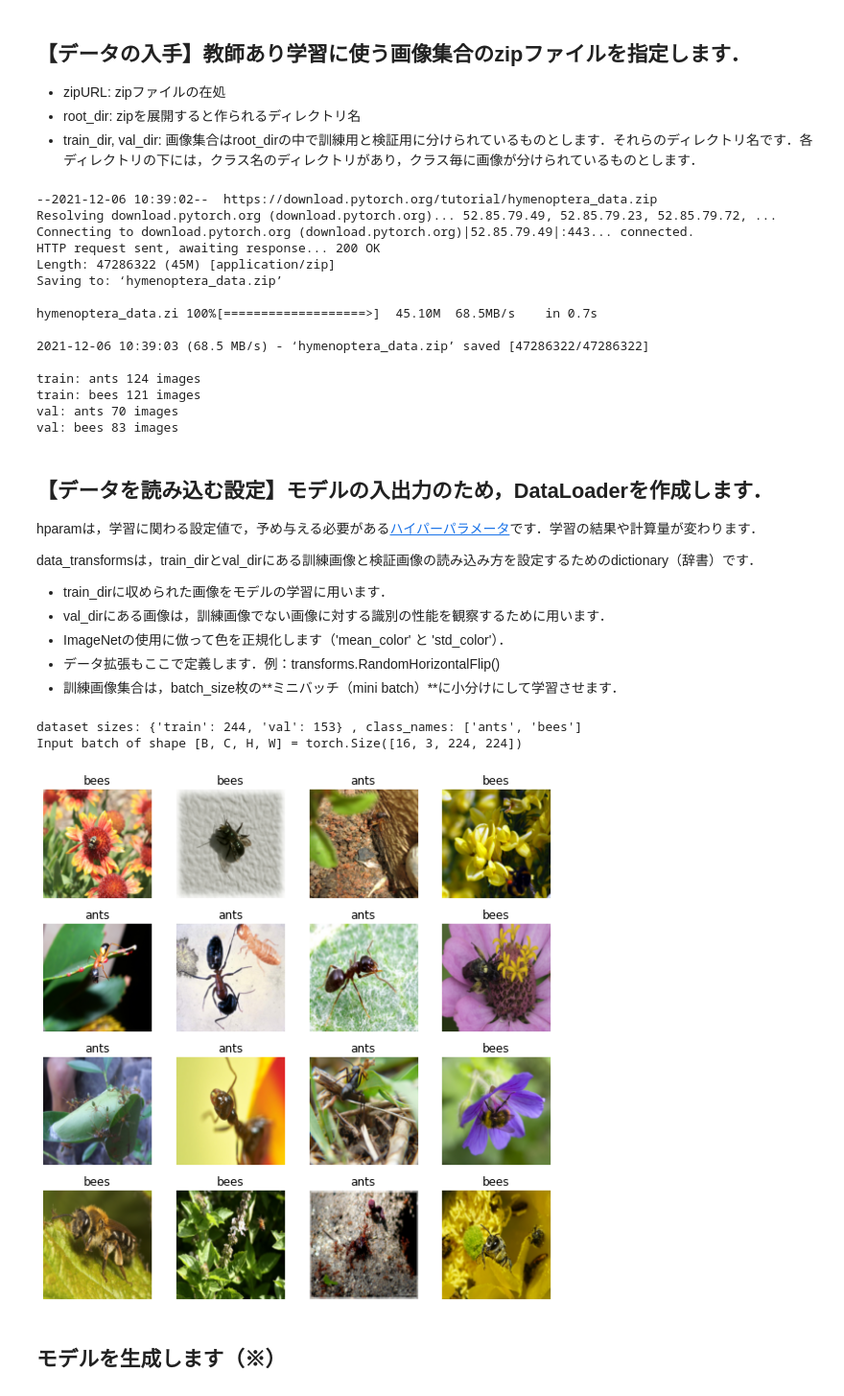
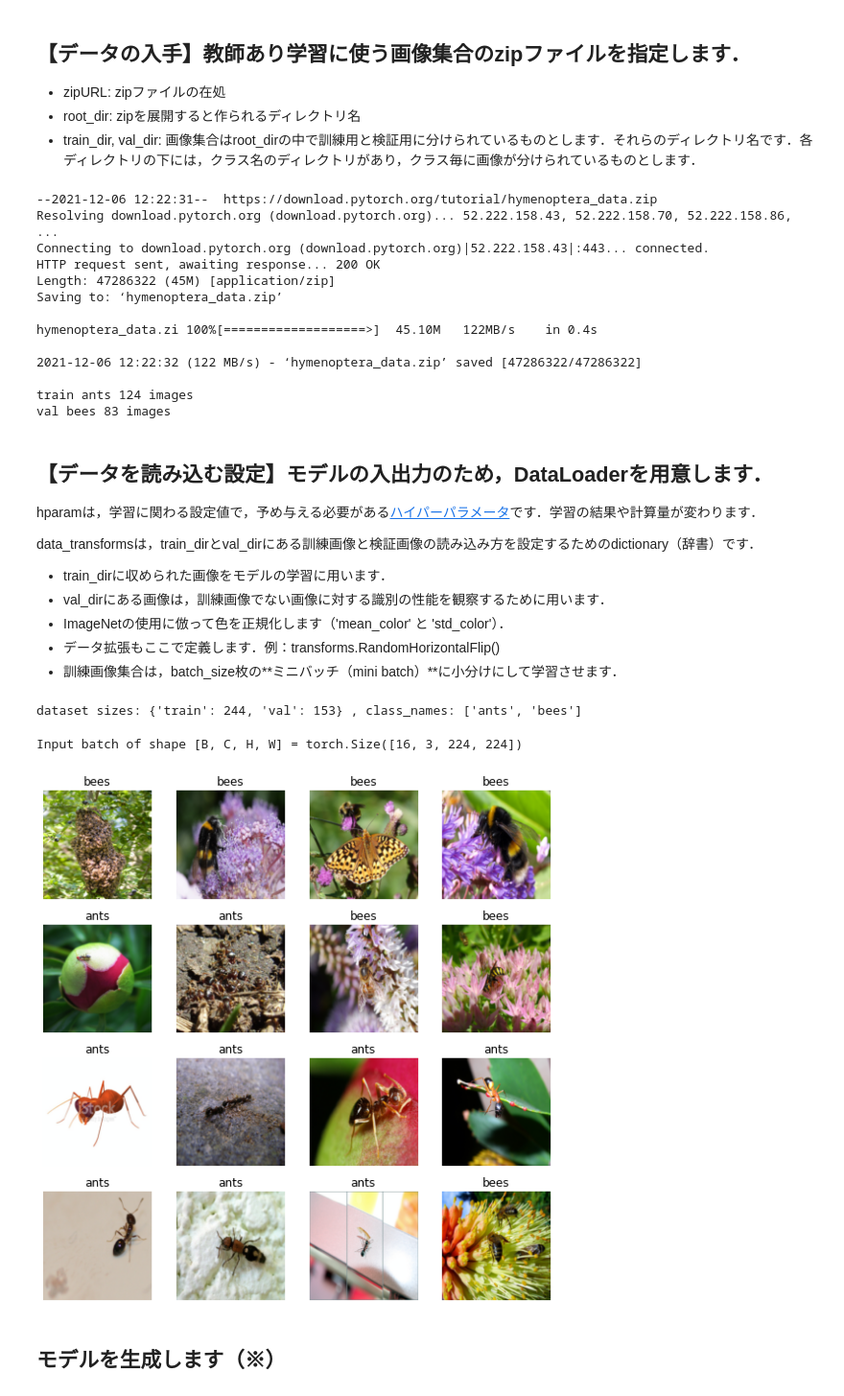
Before and after one commit to tsakailab/alpp, a Jupyter notebook: colab/iip_cnn_practice.ipynb, the cells around one changed output. Shown at 96% size. Cells and saved outputs as stored; diff of their text form; code cells hidden in the pictures.

```diff
--- a/colab/iip_cnn_practice.ipynb
+++ b/colab/iip_cnn_practice.ipynb
@@ -100,9 +100,9 @@ Estimated Total Size (MB): 23.30
 - train_dir, val_dir: 画像集合はroot_dirの中で訓練用と検証用に分けられているものとします．それらのディレクトリ名です．各ディレクトリの下には，クラス名のディレクトリがあり，クラス毎に画像が分けられているものとします．
 # %%
 arcURL = "https://download.pytorch.org/tutorial/hymenoptera_data.zip"
-root_dir, train_dir, val_dir = "./hymenoptera_data", "train", "val"
+dir = {'root': "./hymenoptera_data", 'train': "train", 'val': "val"}
 #arcURL = "https://storage.googleapis.com/mledu-datasets/cats_and_dogs_filtered.zip"
-#root_dir, train_dir, val_dir = "./cats_and_dogs_filtered", "train", "validation"
+#dir = {'root': "./cats_and_dogs_filtered", 'train': "train", 'val': "validation"}
 #arcURL = "https://www.robots.ox.ac.uk/~vgg/data/flowers/17/17flowers.tgz"
 # %%
 #@title 画像集合をダウンロードします．
@@ -111,31 +111,27 @@ import os
 from shutil import unpack_archive
 unpack_archive(filename=os.path.basename(arcURL))
 
-class_names = os.listdir(os.path.join(root_dir, train_dir))
+class_names = os.listdir(os.path.join(dir['root'], dir['train']))
 
 from glob import glob
-for name in class_names:
-    print("train:", name, len(glob(os.path.join(root_dir, train_dir, name, "*"))), 'images')
-for name in class_names:
-    print("val:", name, len(glob(os.path.join(root_dir, val_dir, name, "*"))), 'images')
+for name, phase in zip(class_names, ['train', 'val']):
+    print(phase, name, len(glob(os.path.join(dir['root'], dir[phase], name, "*"))), "images")
 # %% [output]
---2021-12-06 10:39:02--  https://download.pytorch.org/tutorial/hymenoptera_data.zip
-Resolving download.pytorch.org (download.pytorch.org)... 52.85.79.49, 52.85.79.23, 52.85.79.72, ...
-Connecting to download.pytorch.org (download.pytorch.org)|52.85.79.49|:443... connected.
+--2021-12-06 12:22:31--  https://download.pytorch.org/tutorial/hymenoptera_data.zip
+Resolving download.pytorch.org (download.pytorch.org)... 52.222.158.43, 52.222.158.70, 52.222.158.86, ...
+Connecting to download.pytorch.org (download.pytorch.org)|52.222.158.43|:443... connected.
 HTTP request sent, awaiting response... 200 OK
 Length: 47286322 (45M) [application/zip]
 Saving to: ‘hymenoptera_data.zip’
 
-hymenoptera_data.zi 100%[===================>]  45.10M  68.5MB/s    in 0.7s
+hymenoptera_data.zi 100%[===================>]  45.10M   122MB/s    in 0.4s
 
-2021-12-06 10:39:03 (68.5 MB/s) - ‘hymenoptera_data.zip’ saved [47286322/47286322]
+2021-12-06 12:22:32 (122 MB/s) - ‘hymenoptera_data.zip’ saved [47286322/47286322]
 
-train: ants 124 images
-train: bees 121 images
-val: ants 70 images
-val: bees 83 images
+train ants 124 images
+val bees 83 images
 # %% [markdown]
-## 【データを読み込む設定】モデルの入出力のため，DataLoaderを作成します．
+## 【データを読み込む設定】モデルの入出力のため，DataLoaderを用意します．
 
 hparamは，学習に関わる設定値で，予め与える必要がある[ハイパーパラメータ](https://en.wikipedia.org/wiki/Hyperparameter_(machine_learning))です．学習の結果や計算量が変わります．
 
@@ -152,63 +148,64 @@ hparam = {'batch_size': 16, 'image_size': (224, 224),
 
 from torchvision import transforms
 data_transforms = {
-    train_dir:
+    'train':
         transforms.Compose([
         transforms.Resize(hparam['image_size']),
         transforms.RandomHorizontalFlip(),
         transforms.ToTensor(),
         transforms.Normalize(hparam['mean_color'], hparam['std_color'])
     ]),
-    val_dir:
+    'val':
         transforms.Compose([
         transforms.Resize(hparam['image_size']),
         transforms.ToTensor(),
         transforms.Normalize(hparam['mean_color'], hparam['std_color'])
     ]),
 }
+# %%
+#@title DataLoader を作成します．
+import torch
+from torchvision import datasets
+import os
+image_datasets = {x: datasets.ImageFolder(os.path.join(dir['root'], dir[x]), data_transforms[x])
+                  for x in ['train', 'val']}
+dataset_sizes = {x: len(image_datasets[x]) for x in [dir['train'], dir['val']]}
+class_names = image_datasets['train'].classes
+print("dataset sizes:", dataset_sizes, ", class_names:", class_names)
+
+dataloaders = {x: torch.utils.data.DataLoader(image_datasets[x], batch_size=hparam['batch_size'],
+                                              shuffle=hparam['shuffle'], num_workers=hparam['num_workers'])
+               for x in ['train', 'val']}
+# %% [output]
+dataset sizes: {'train': 244, 'val': 153} , class_names: ['ants', 'bees']
 # %%
-#@title DataLoader を作成し，訓練画像のミニバッチの例を表示します．
-import torch
-from torchvision import datasets
-import os
-image_datasets = {x: datasets.ImageFolder(os.path.join(root_dir, x), data_transforms[x])
-                  for x in [train_dir, val_dir]}
-dataset_sizes = {x: len(image_datasets[x]) for x in [train_dir, val_dir]}
-class_names = image_datasets[train_dir].classes
-print("dataset sizes:", dataset_sizes, ", class_names:", class_names)
-
-dataloaders = {x: torch.utils.data.DataLoader(image_datasets[x], batch_size=hparam['batch_size'],
-                                              shuffle=hparam['shuffle'], num_workers=hparam['num_workers'])
-               for x in [train_dir, val_dir]}
-
-
+#@title DataLoaderから取得した訓練画像のミニバッチの例を表示します．
 import numpy as np
 import matplotlib.pyplot as plt
 def plotImages(img_arr, lbl_arr, colors_arr=None, figsize=(8, 4),
                mean=np.array(hparam['mean_color']), std = np.array(hparam['std_color'])):
 
     if len(img_arr) <= min(figsize): rc = (1, len(img_arr))
     else: rc = (figsize[1], min(len(img_arr)//figsize[1], figsize[0]))
     fig, axes = plt.subplots(rc[0], rc[1], figsize=(rc[1]*2, rc[0]*2))
     axes = axes.flatten()
     if colors_arr is None: colors_arr = ['k']*len(lbl_arr)
     for img, lbl, c, ax in zip( img_arr, lbl_arr, colors_arr, axes):
         img = img.numpy().transpose((1,2,0))
         img = std * img + mean
         img = np.clip(img, 0, 1)
         ax.imshow(img)
         ax.set_title(lbl, color=c)
         ax.axis('off')
     plt.tight_layout()
     plt.show()
 
-inputs, labels = next(iter(dataloaders[train_dir]))
+inputs, labels = next(iter(dataloaders['train']))
 print("Input batch of shape [B, C, H, W] =", inputs.shape)
 plotImages(inputs, [class_names[l] for l in labels])
 # %% [output]
-dataset sizes: {'train': 244, 'val': 153} , class_names: ['ants', 'bees']
 Input batch of shape [B, C, H, W] = torch.Size([16, 3, 224, 224])
-[figure, old version]
+[figure, new version]
 # %% [markdown]
 ## モデルを生成します（※）
 # %%
```
Also changed, not shown: parts of 4 cells of this notebook.
